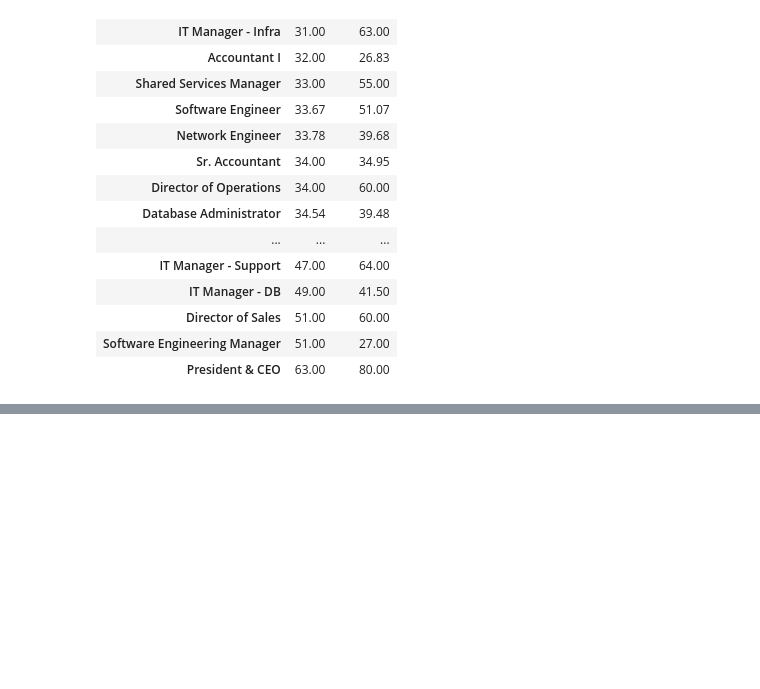
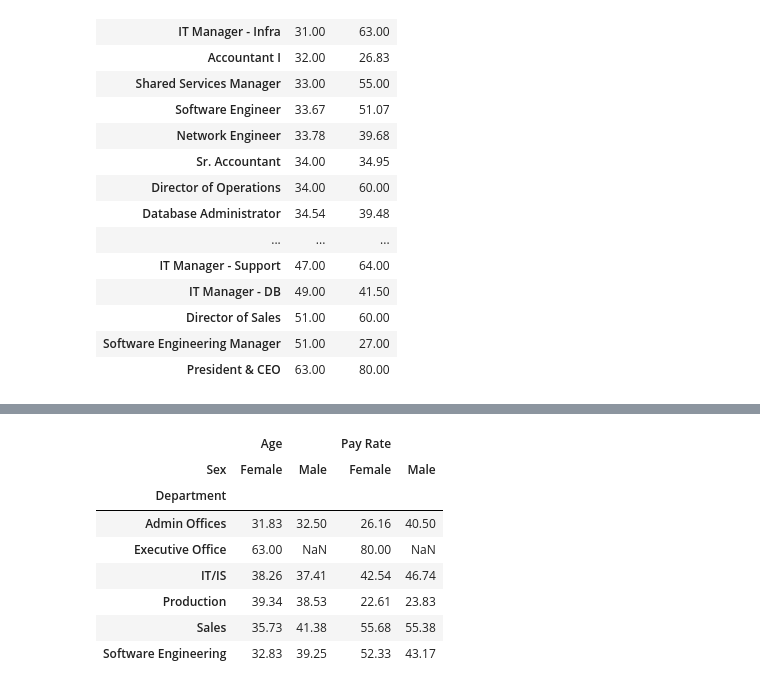
Before and after one commit to Lukasz-Cesarski/dstip, a Jupyter notebook: 04_Pandas/04_02_Pandas_Data_Frames_1.ipynb, the cells around one changed output, grey strips where cells are left out. Cells and saved outputs as stored; diff of their text form; code cells hidden in the pictures; blank space fills up the shorter version.

```diff
--- a/04_Pandas/04_02_Pandas_Data_Frames.ipynb
+++ b/04_Pandas/04_02_Pandas_Data_Frames_1.ipynb
@@ -493,0 +553,12 @@ dtype: float64
+# %%
+df.pivot_table(values=['Pay Rate', 'Age'], index=['Department'], columns=['Sex'], aggfunc='mean').round(2)
+# %% [output]
+|  | Age |  | Pay Rate |  |
+| Sex | Female | Male | Female | Male |
+| Department |  |  |  |  |
+| Admin Offices | 31.83 | 32.50 | 26.16 | 40.50 |
+| Executive Office | 63.00 | NaN | 80.00 | NaN |
+| IT/IS | 38.26 | 37.41 | 42.54 | 46.74 |
+| Production | 39.34 | 38.53 | 22.61 | 23.83 |
+| Sales | 35.73 | 41.38 | 55.68 | 55.38 |
+| Software Engineering | 32.83 | 39.25 | 52.33 | 43.17 |
```
Also changed, not shown: parts of 22 cells of this notebook, 22 other files.
